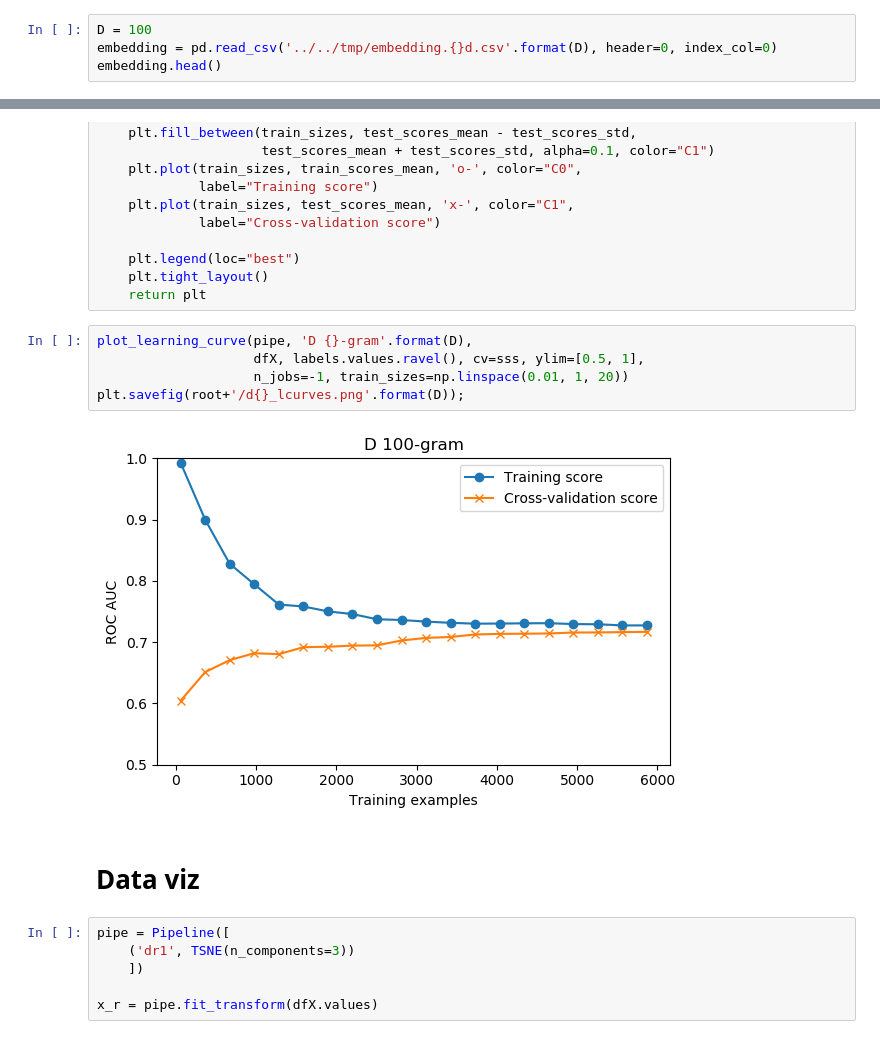
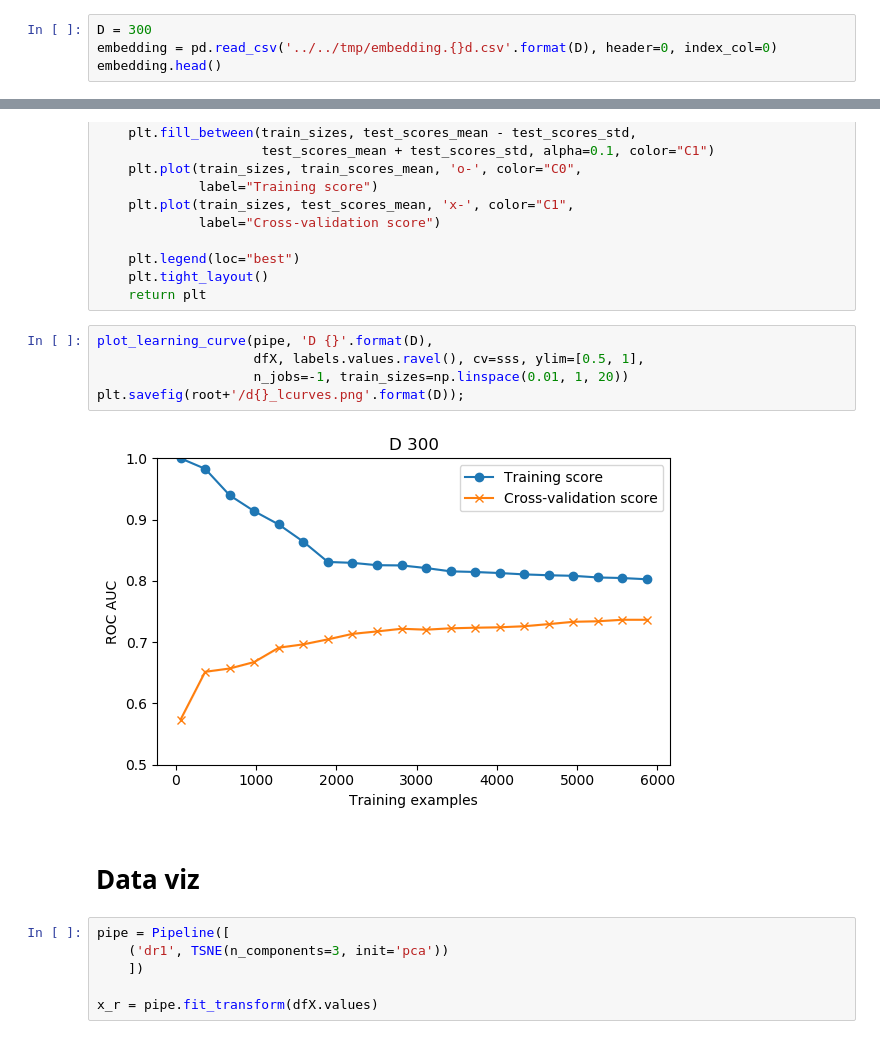
Before and after one commit to samuelefiorini/tangle, a Jupyter notebook: notebooks/embeddings/naive_clf_assessment.ipynb, the cells around one changed output, grey strips where cells are left out. Saved outputs shown, nothing was run; the diff lists cells and outputs as text.

```diff
--- a/notebooks/embeddings/naive_clf_assessment.ipynb
+++ b/notebooks/embeddings/naive_clf_assessment.ipynb
@@ -55,7 +55,7 @@ PIN
 2244533    10990 0 23 2 23 0 10990 0 73928 0 66500 0 6656...
 Name: seq, dtype: object
 # %%
-D = 100
+D = 300
 embedding = pd.read_csv('../../tmp/embedding.{}d.csv'.format(D), header=0, index_col=0)
 embedding.head()
 # %% [output]
@@ -228,17 +232,17 @@ def plot_learning_curve(estimator, title, X, y, ylim=None, cv=None,
     plt.tight_layout()
     return plt
 # %%
-plot_learning_curve(pipe, 'D {}-gram'.format(D),
+plot_learning_curve(pipe, 'D {}'.format(D),
                     dfX, labels.values.ravel(), cv=sss, ylim=[0.5, 1],
                     n_jobs=-1, train_sizes=np.linspace(0.01, 1, 20))
 plt.savefig(root+'/d{}_lcurves.png'.format(D));
 # %% [output]
-[figure, old version]
+[figure, new version]
 # %% [markdown]
 # Data viz
 # %%
 pipe = Pipeline([
-    ('dr1', TSNE(n_components=3))
+    ('dr1', TSNE(n_components=3, init='pca'))
     ])
 
 x_r = pipe.fit_transform(dfX.values)
```
Also changed, not shown: parts of 9 cells of this notebook, 4 other files.
